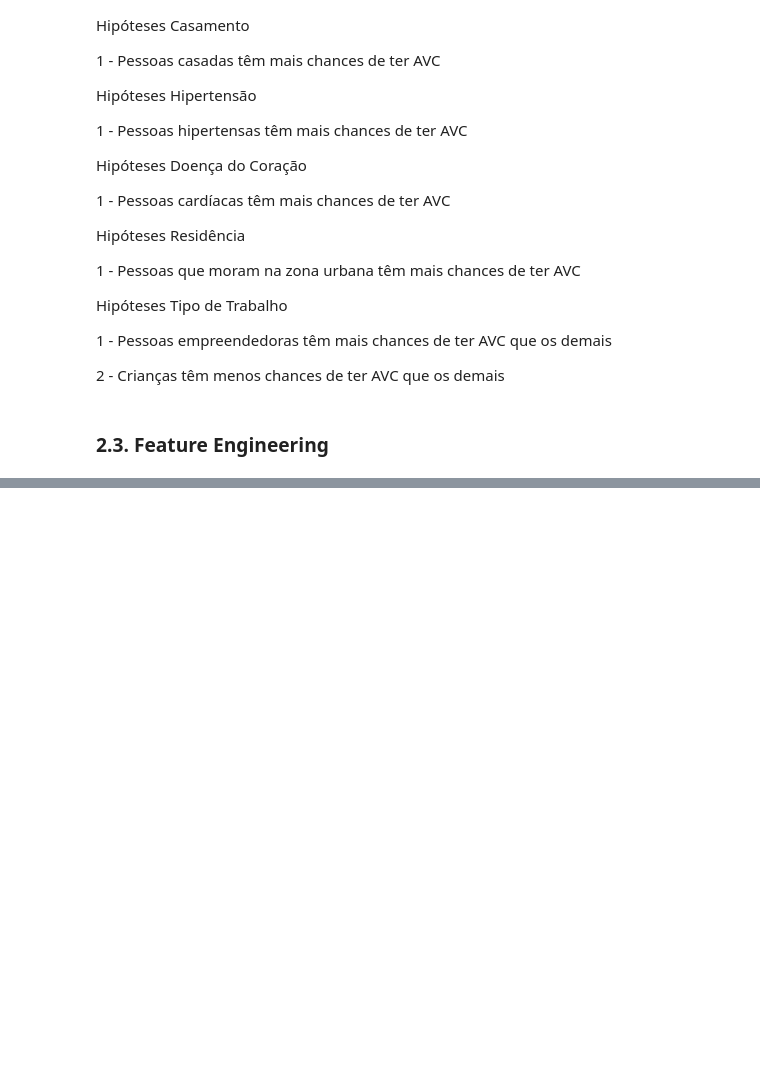
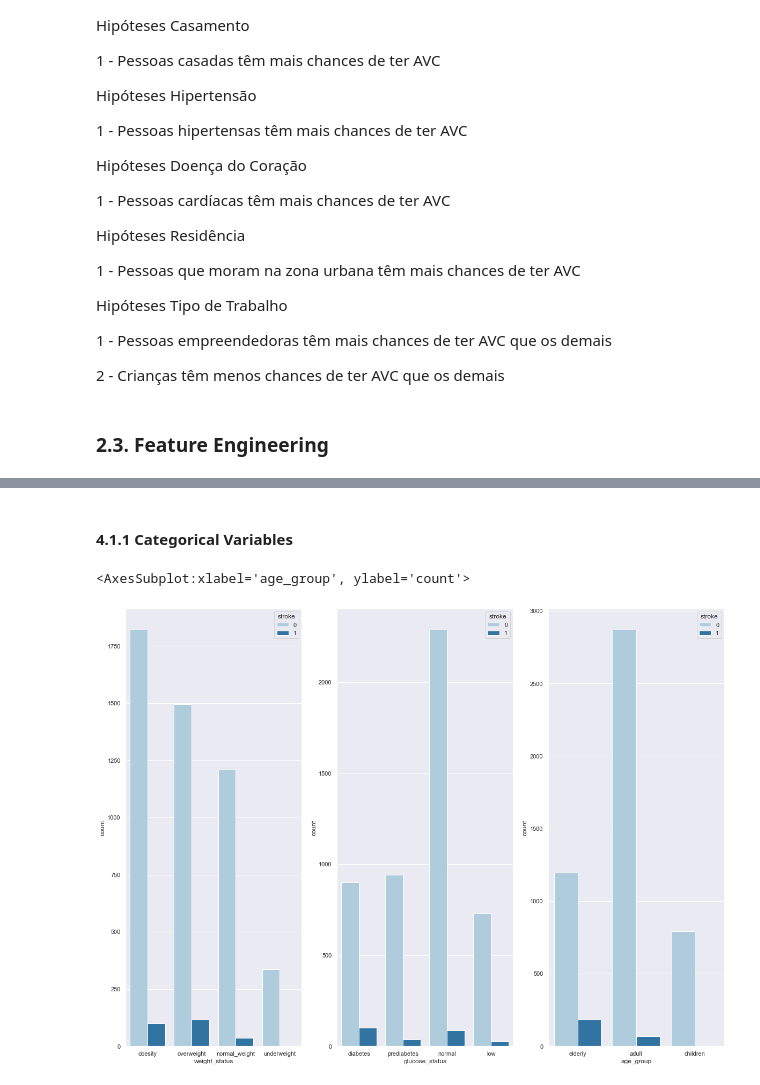
Before and after one commit to lucasanhenrique/stroke_prediction, a Jupyter notebook: notebook/stroke_prediction.ipynb, the cells around one changed output, grey strips where cells are left out. Saved outputs shown, nothing was run; the diff lists cells and outputs as text; code cells hidden in the pictures; blank space fills up the shorter version.

```diff
--- a/notebook/stroke_prediction.ipynb
+++ b/notebook/stroke_prediction.ipynb
@@ -365,0 +406,17 @@ df2['age_group'] = df2['age'].apply(lambda x:   'children'          if      x <=
+# %% [markdown]
+#### 4.1.1 Categorical Variables
+# %%
+# weight_status
+plt.subplot(1, 3, 1)
+sns.countplot(data = df4, x = 'weight_status', hue = 'stroke');
+
+# glucose_status
+plt.subplot(1, 3, 2)
+sns.countplot(data = df4, x = 'glucose_status', hue = 'stroke');
+
+# age_group
+plt.subplot(1, 3, 3)
+sns.countplot(data = df4, x = 'age_group', hue = 'stroke');
+# %% [output]
+<AxesSubplot:xlabel='age_group', ylabel='count'>
+[figure, added]
```
Also changed, not shown: parts of 55 cells of this notebook.
